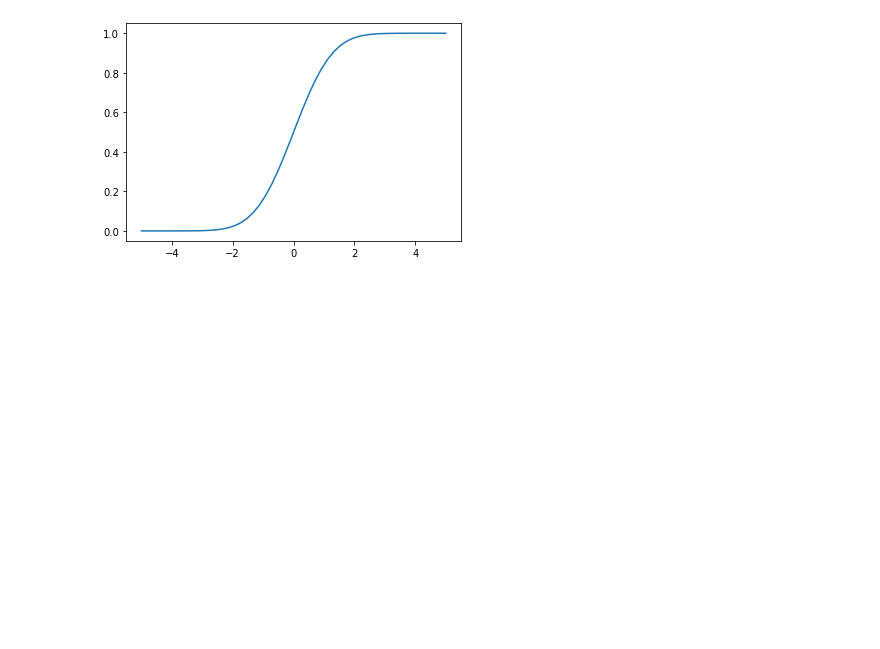
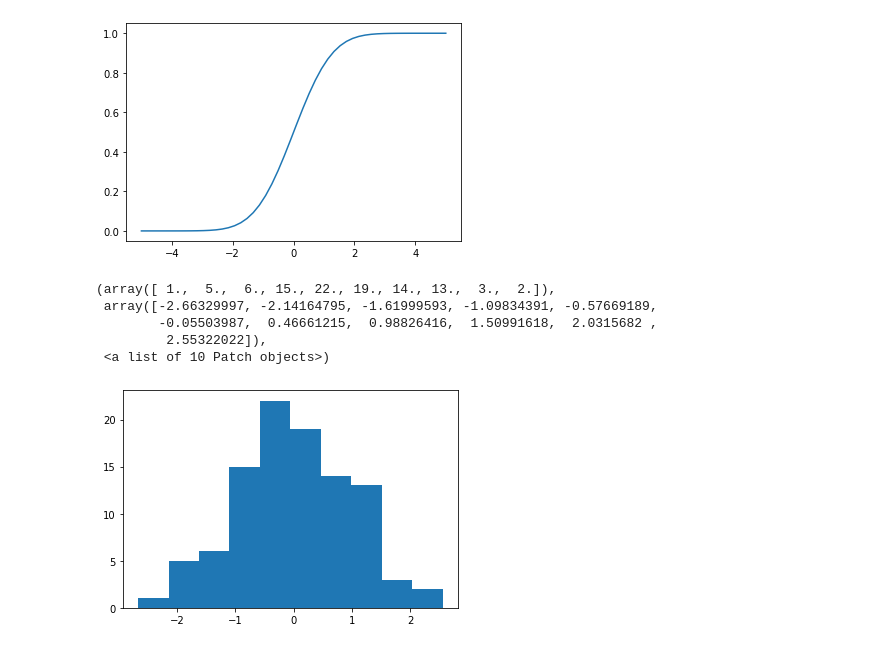
Before and after one commit to BehroozGharleghi/data-pt-ber-08-20, a Jupyter notebook: Labs/module-2_labs/01_statistics/class exercise probability.ipynb, the cells around one changed output. Cells and saved outputs as stored; diff of their text form; code cells hidden in the pictures; blank space fills up the shorter version.

```diff
--- a/Labs/module-2_labs/01_statistics/class exercise probability.ipynb
+++ b/Labs/module-2_labs/01_statistics/class exercise probability.ipynb
@@ -255,3 +255,13 @@ plt.plot(numrange2, norm.cdf(numrange2)) #cdf ranges between 0 and 1, befor and
 # %% [output]
 [<matplotlib.lines.Line2D at 0x...>]
 [figure]
+# %%
+x=normal.rvs(size=100)
+plt.hist(x, bins=10)
+# %% [output]
+(array([ 1.,  5.,  6., 15., 22., 19., 14., 13.,  3.,  2.]),
+ array([-2.66329997, -2.14164795, -1.61999593, -1.09834391, -0.57669189,
+        -0.05503987,  0.46661215,  0.98826416,  1.50991618,  2.0315682 ,
+         2.55322022]),
+ <a list of 10 Patch objects>)
+[figure, added]
```
Also changed, not shown: 1 other file.
